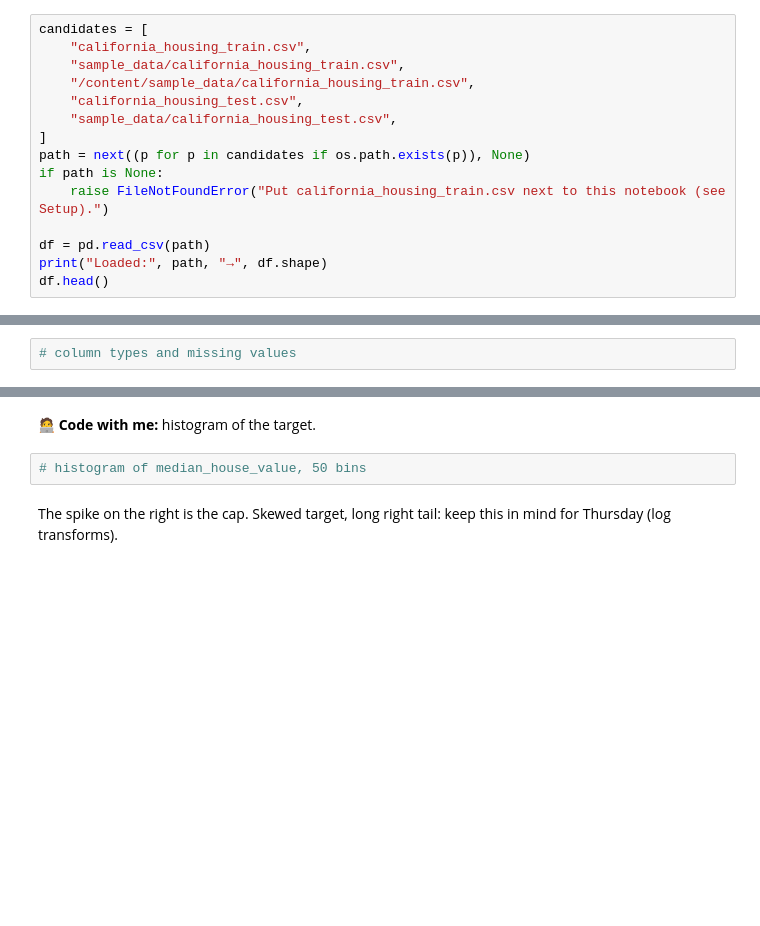
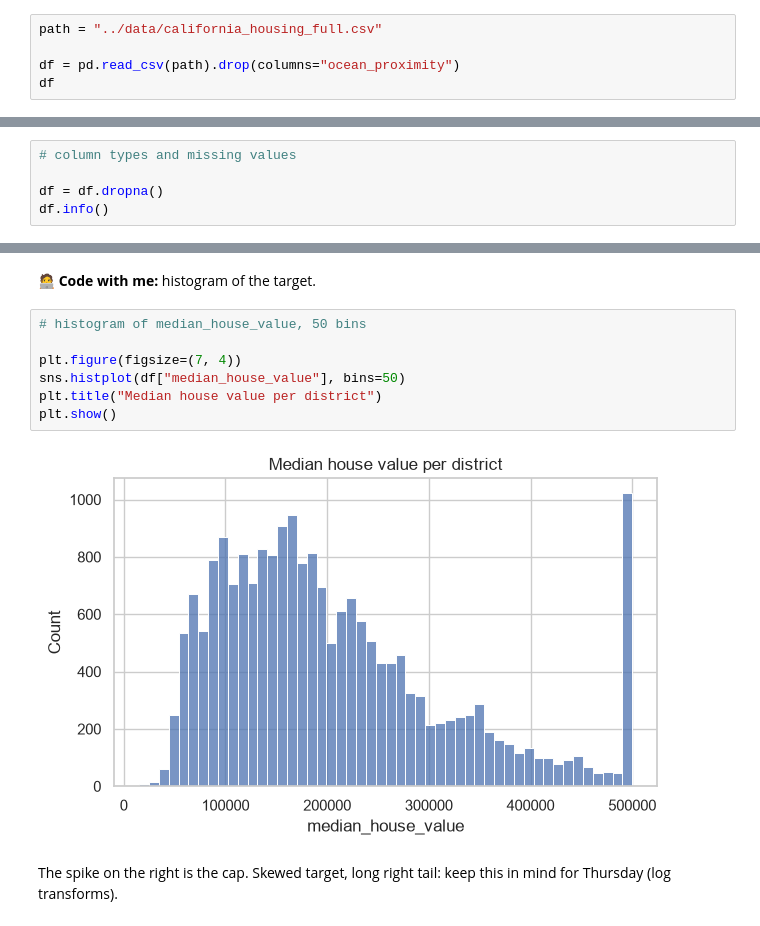
Before and after one commit to Andreoliveira85/DSML-IH-cohort-october26, a Jupyter notebook: week_06/W06_D1_first_ml_model_regression_live.ipynb, the cells around one changed output, grey strips where cells are left out. Cells and saved outputs as stored; diff of their text form; blank space fills up the shorter version.

```diff
--- a/week_06/W06_D1_first_ml_model_regression_live.ipynb
+++ b/week_06/W06_D1_first_ml_model_regression_live.ipynb
@@ -84,17 +84,7 @@ Now the real thing.
 - **Target:** `median_house_value`, in dollars.
 - **Features:** location, age of the houses, counts of rooms / people / households, and median income (in **tens of thousands** of $).
 # %%
-candidates = [
-    "california_housing_train.csv",
-    "sample_data/california_housing_train.csv",
-    "/content/sample_data/california_housing_train.csv",
-    "california_housing_test.csv",
-    "sample_data/california_housing_test.csv",
-]
-path = next((p for p in candidates if os.path.exists(p)), None)
-if path is None:
-    raise FileNotFoundError("Put california_housing_train.csv next to this notebook (see Setup).")
+path = "../data/california_housing_full.csv"
 
-df = pd.read_csv(path)
-print("Loaded:", path, "→", df.shape)
-df.head()
+df = pd.read_csv(path).drop(columns="ocean_proximity")
+df
@@ -102,3 +106,6 @@ df.head()
 🧑‍💻 **Code with me:** column types, missing values and a summary.
 # %%
 # column types and missing values
+
+df = df.dropna()
+df.info()
@@ -120,6 +162,13 @@ Before modelling we ask three questions:
 🧑‍💻 **Code with me:** histogram of the target.
 # %%
 # histogram of median_house_value, 50 bins
+
+plt.figure(figsize=(7, 4))
+sns.histplot(df["median_house_value"], bins=50)
+plt.title("Median house value per district")
+plt.show()
+# %% [output]
+[figure, added]
 # %% [markdown]
 The spike on the right is the cap. Skewed target, long right tail: keep this in mind for Thursday (log transforms).
 # %% [markdown]
```
Also changed, not shown: parts of 27 cells of this notebook, 4 other files.
